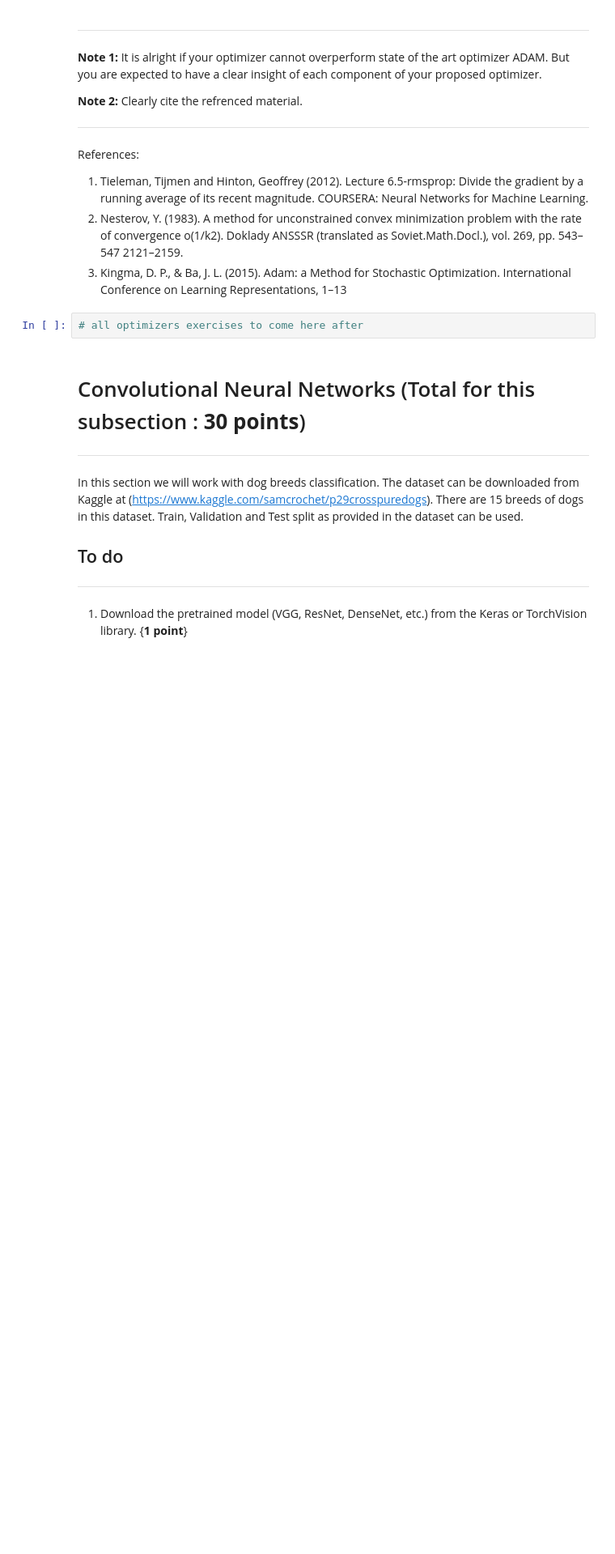
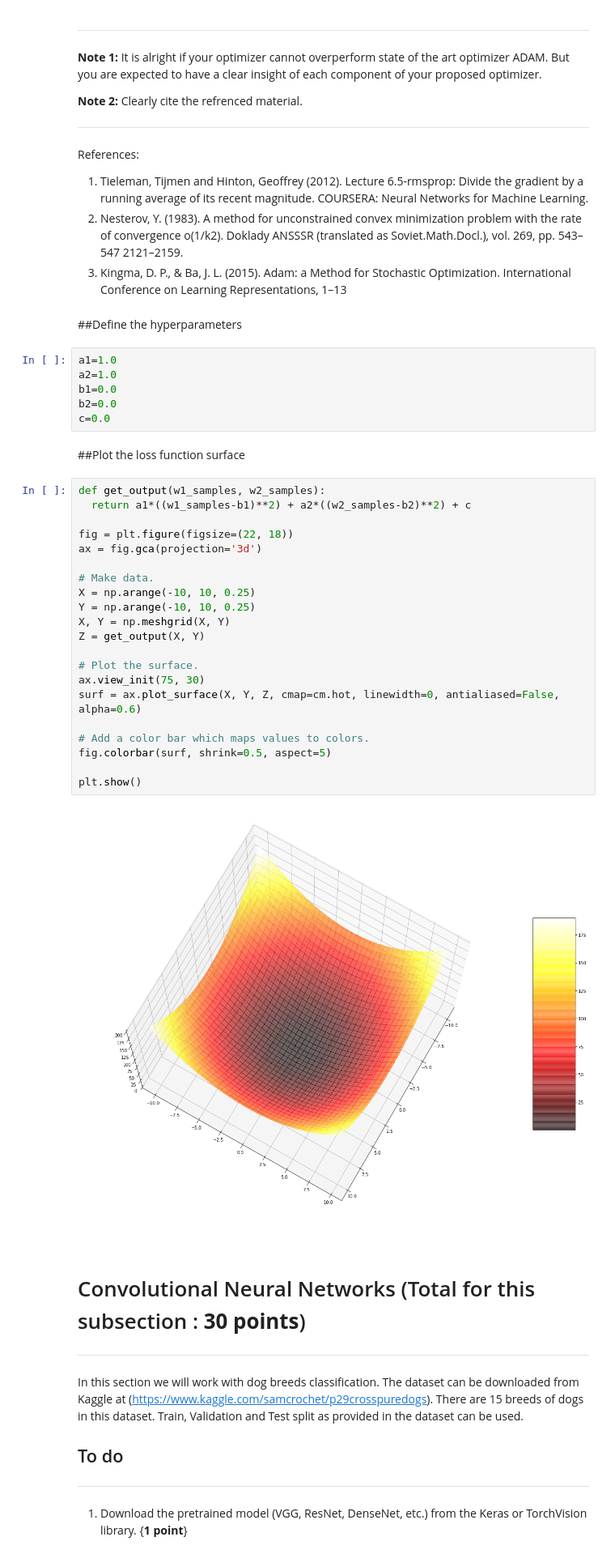
Before and after one commit to vinx-2105/Artificial_Neural_Networks_Labs, a Jupyter notebook: ANN_Lab1.ipynb, the cells around one changed output. Shown at 81% size. Saved outputs shown, nothing was run; the diff lists cells and outputs as text; blank space fills up the shorter version.

Commit message:
Plotted loss function

```diff
--- a/ANN_Lab1.ipynb
+++ b/ANN_Lab1.ipynb
@@ -63,8 +66,39 @@ as Soviet.Math.Docl.), vol. 269, pp. 543– 547
 2121–2159.
 3. Kingma, D. P., & Ba, J. L. (2015). Adam: a Method for Stochastic
 Optimization. International Conference on Learning Representations, 1–13
-# %%
-# all optimizers exercises to come here after
+# %% [markdown]
+##Define the hyperparameters
+# %%
+a1=1.0
+a2=1.0
+b1=0.0
+b2=0.0
+c=0.0
+# %% [markdown]
+##Plot the loss function surface
+# %%
+def get_output(w1_samples, w2_samples):
+  return a1*((w1_samples-b1)**2) + a2*((w2_samples-b2)**2) + c
+
+fig = plt.figure(figsize=(22, 18))
+ax = fig.gca(projection='3d')
+
+# Make data.
+X = np.arange(-10, 10, 0.25)
+Y = np.arange(-10, 10, 0.25)
+X, Y = np.meshgrid(X, Y)
+Z = get_output(X, Y)
+
+# Plot the surface.
+ax.view_init(75, 30)
+surf = ax.plot_surface(X, Y, Z, cmap=cm.hot, linewidth=0, antialiased=False, alpha=0.6)
+
+# Add a color bar which maps values to colors.
+fig.colorbar(surf, shrink=0.5, aspect=5)
+
+plt.show()
+# %% [output]
+[figure, added]
 # %% [markdown]
 # Convolutional Neural Networks (Total for this subsection : **30 points**)
 
```
Also changed, not shown: parts of 2 cells of this notebook.
